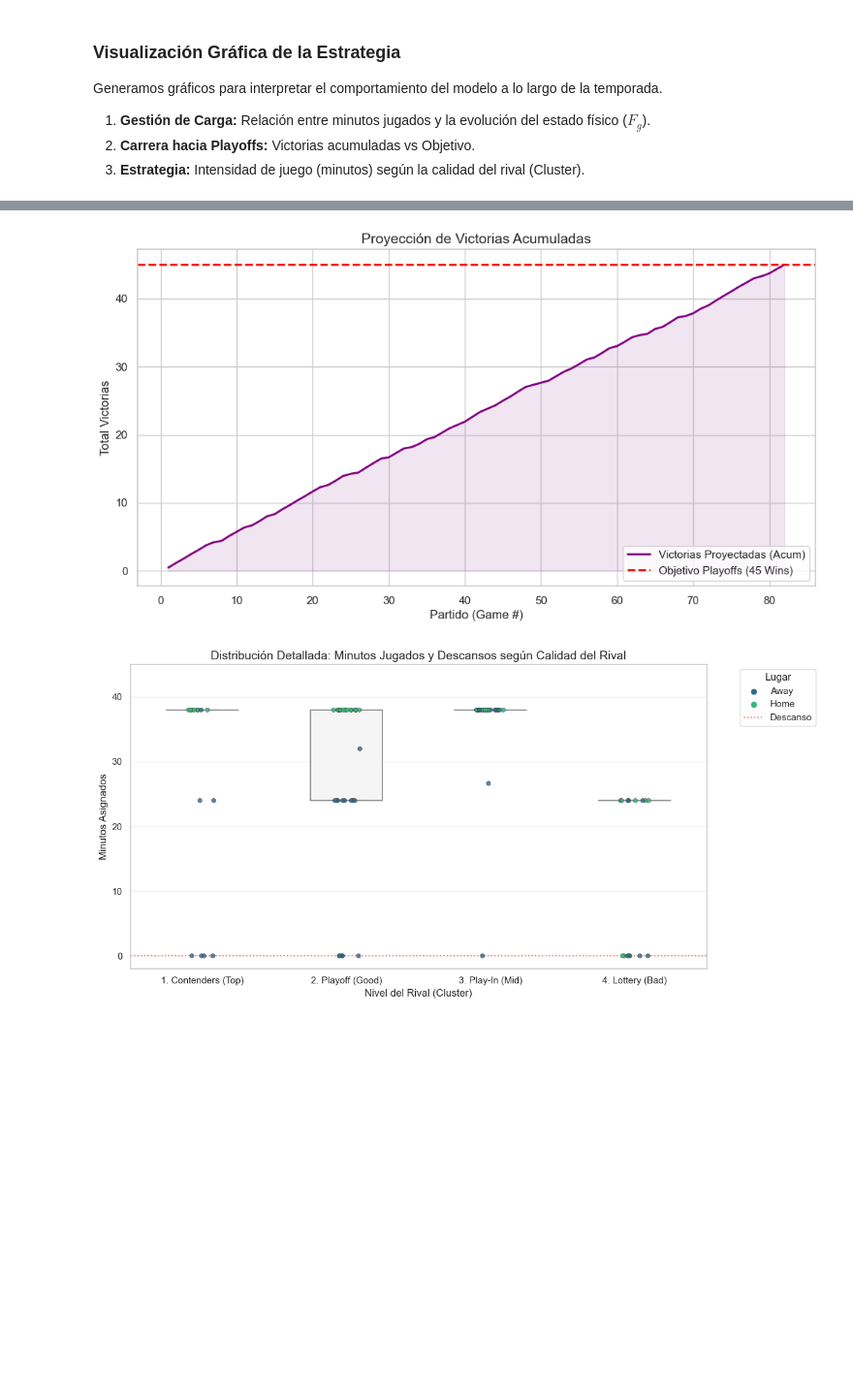
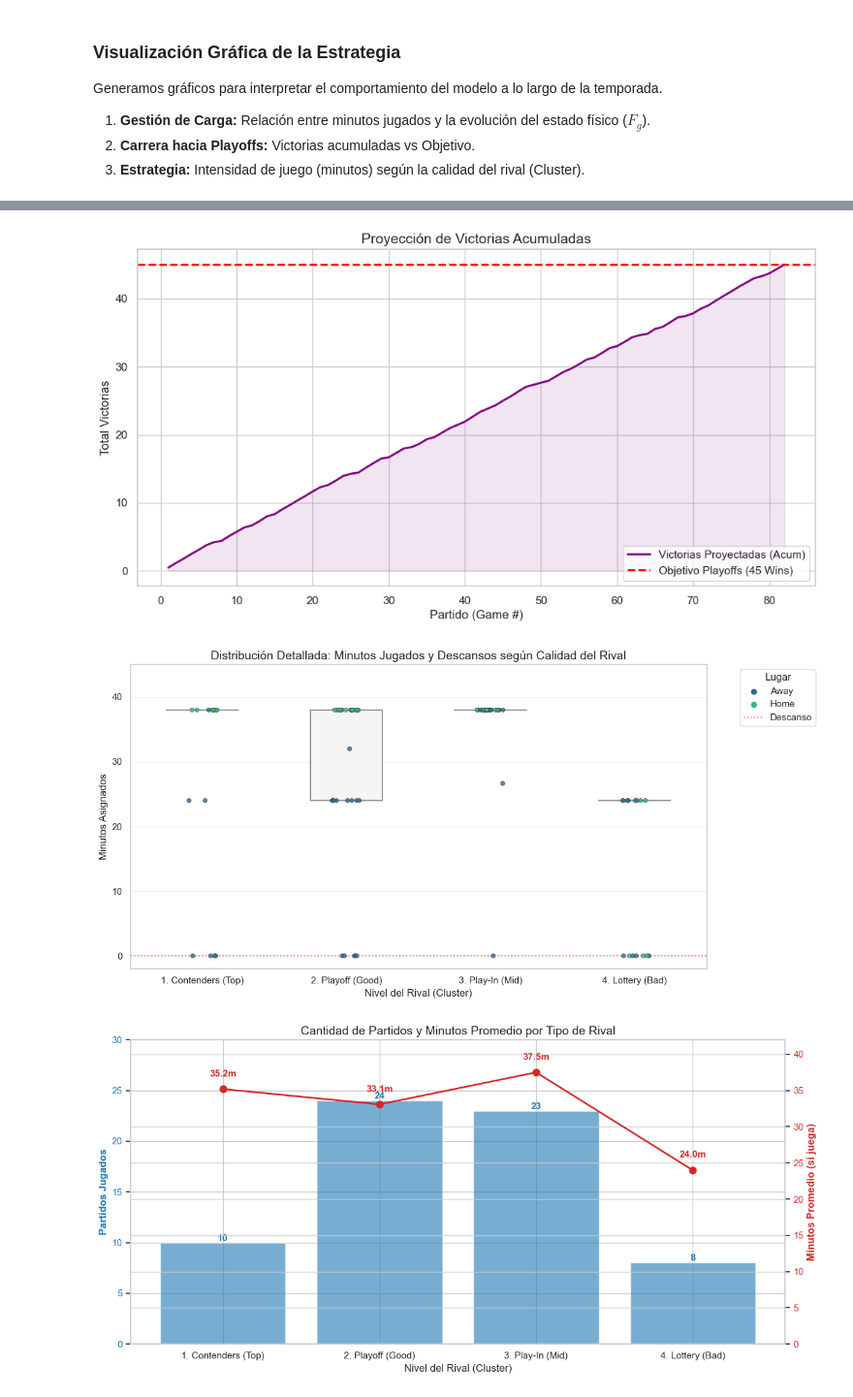
Before and after one commit to juanmoraga05/ProyectoOptimizacion, a Jupyter notebook: main.ipynb, the cells around one changed output, grey strips where cells are left out. Shown at 97% size. Saved outputs shown, nothing was run; the diff lists cells and outputs as text; code cells hidden in the pictures; blank space fills up the shorter version.

Commit message:
Added extra visualization

```diff
--- a/main.ipynb
+++ b/main.ipynb
@@ -1096,31 +1096,75 @@ sns.boxplot(
 
 # 2. Stripplot: TODOS los partidos (incluidos los 0 minutos/descansos)
 sns.stripplot(
     x="Cluster Name",
     y="Minutos (X)",
     data=df_games_detailed,
     order=cluster_order,
     hue="Place",      # Diferenciamos Casa vs Fuera
     palette="viridis",
     size=5,
     jitter=True,      # Dispersión
     alpha=0.8,
     linewidth=0.5,
     edgecolor="gray"
 )
 
 # Línea de referencia y márgenes para ver bien los descansos
 plt.axhline(0, color='red', linestyle=':', alpha=0.5, label='Descanso')
 plt.ylim(-2, 45) # Margen inferior para ver los puntos en 0
 
 plt.title('Distribución Detallada: Minutos Jugados y Descansos según Calidad del Rival', fontsize=14)
 plt.xlabel('Nivel del Rival (Cluster)', fontsize=12)
 plt.ylabel('Minutos Asignados', fontsize=12)
 plt.legend(title='Lugar', bbox_to_anchor=(1.05, 1), loc='upper left')
 plt.grid(True, axis='y', alpha=0.3)
 plt.tight_layout()
 plt.show()
+
+# --- GRAFICO 4: Resumen de Partidos y Minutos por Cluster ---
+# Agregamos datos: Contar partidos jugados y promedio de minutos
+summary_data = df_games_detailed[df_games_detailed["Juega (Y)"] == "SI"].groupby("Cluster Name").agg(
+    Games_Played=('G', 'count'),
+    Avg_Minutes=('Minutos (X)', 'mean')
+).reindex(cluster_order).fillna(0)
+
+fig, ax1 = plt.subplots()
+
+# Eje 1 (Barras): Cantidad de Partidos
+color_bar = 'tab:blue'
+ax1.set_xlabel('Nivel del Rival (Cluster)', fontsize=12)
+ax1.set_ylabel('Partidos Jugados', color=color_bar, fontweight='bold', fontsize=12)
+bars = ax1.bar(summary_data.index, summary_data['Games_Played'], color=color_bar, alpha=0.6, label='Partidos Jugados')
+ax1.tick_params(axis='y', labelcolor=color_bar)
+# Ajustar limite Y para dar espacio arriba
+ax1.set_ylim(0, max(summary_data['Games_Played']) * 1.25)
+
+# Anotar valores en barras
+for bar in bars:
+    height = bar.get_height()
+    if height > 0:
+        ax1.text(bar.get_x() + bar.get_width()/2., height,
+                f'{int(height)}',
+                ha='center', va='bottom', color=color_bar, fontweight='bold', fontsize=11)
+
+# Eje 2 (Línea/Punto): Minutos Promedio
+ax2 = ax1.twinx()
+color_line = 'tab:red'
+ax2.set_ylabel('Minutos Promedio (si juega)', color=color_line, fontweight='bold', fontsize=12)
+ax2.plot(summary_data.index, summary_data['Avg_Minutes'], color=color_line, marker='o', linewidth=2, markersize=8, label='Minutos Promedio')
+ax2.tick_params(axis='y', labelcolor=color_line)
+ax2.set_ylim(0, 42) # Escala de minutos (hasta 42 para dar aire)
+
+# Anotar valores en línea
+for i, txt in enumerate(summary_data['Avg_Minutes']):
+    if txt > 0:
+        ax2.text(i, txt + 1.5, f'{txt:.1f}m', ha='center', va='bottom', color=color_line, fontweight='bold', fontsize=11)
+
+plt.title('Cantidad de Partidos y Minutos Promedio por Tipo de Rival', fontsize=14)
+fig.tight_layout()
+plt.show()
 # %% [output]
 [figure]
 [figure]
-[figure, old version]
+[figure, new version]
+[figure, added]
```
Also changed, not shown: parts of 1 cell of this notebook.
